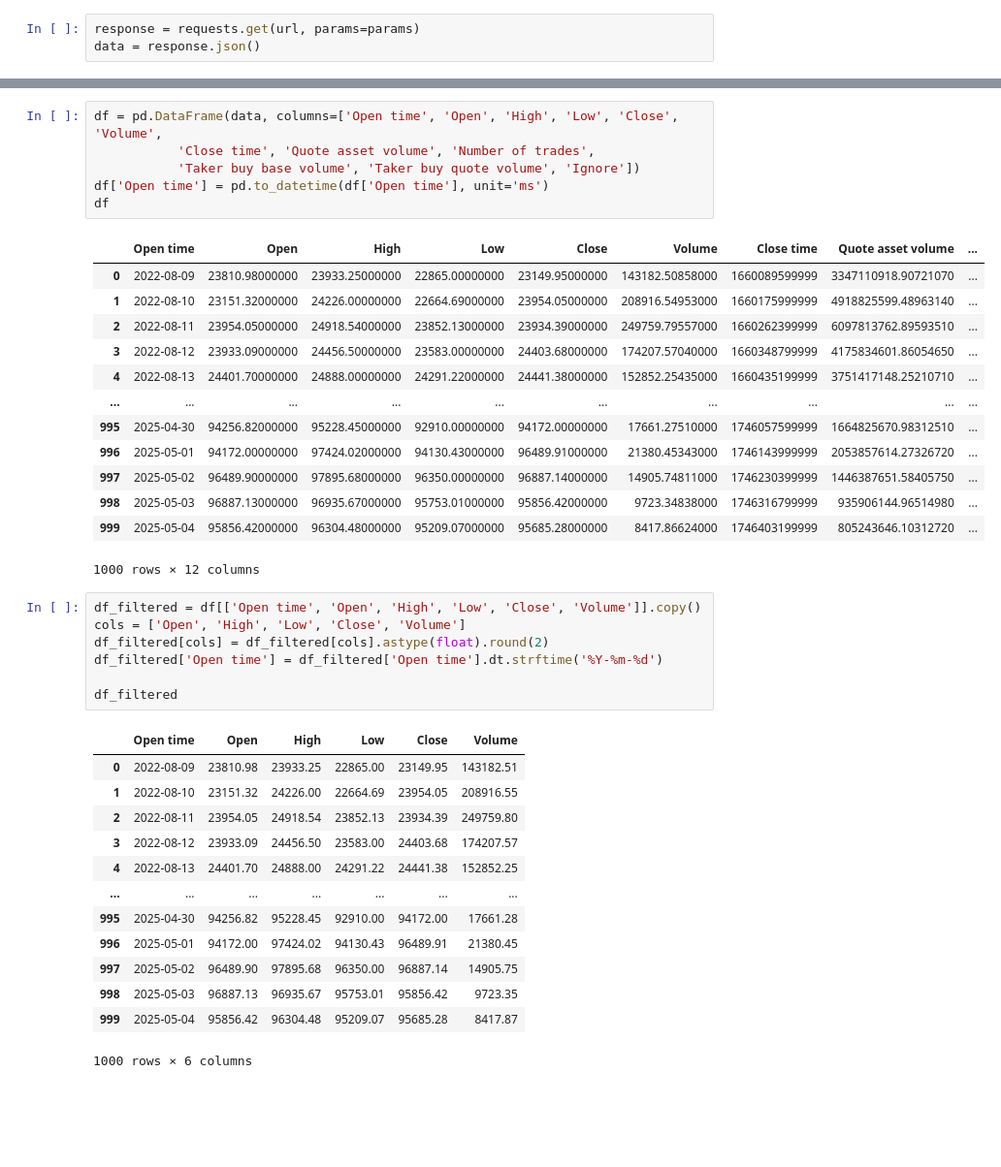
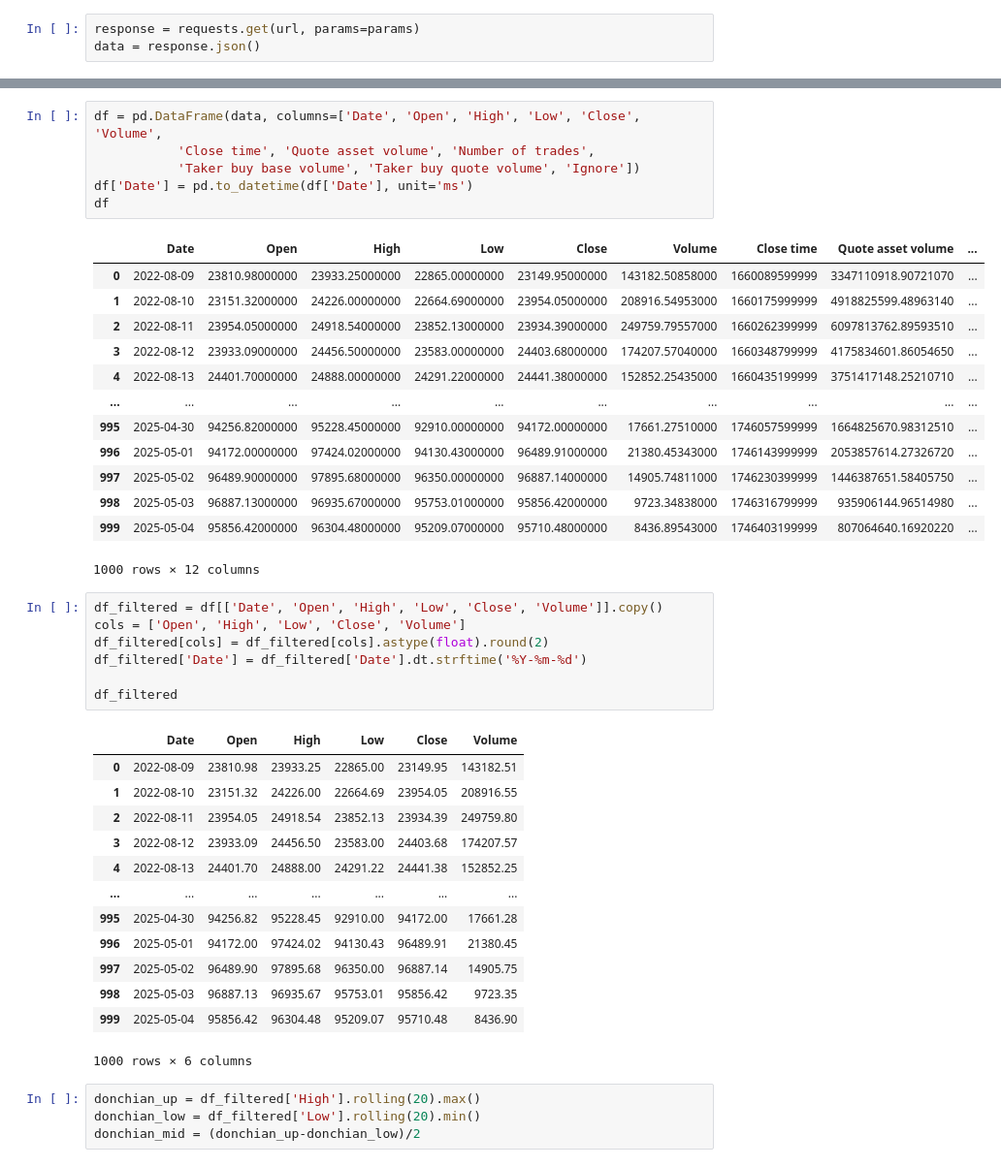
Before and after one commit to 333Rosky/BTC_Trendfollowing, a Jupyter notebook: main.ipynb, the cells around one changed output, grey strips where cells are left out. Shown: that part at 97% size. Cells and saved outputs as stored; diff of their text form; blank space fills up the shorter version.

```diff
--- a/main.ipynb
+++ b/main.ipynb
@@ -34,12 +34,12 @@ data
   '0']]
 # %%
-df = pd.DataFrame(data, columns=['Open time', 'Open', 'High', 'Low', 'Close', 'Volume',
+df = pd.DataFrame(data, columns=['Date', 'Open', 'High', 'Low', 'Close', 'Volume',
            'Close time', 'Quote asset volume', 'Number of trades',
            'Taker buy base volume', 'Taker buy quote volume', 'Ignore'])
-df['Open time'] = pd.to_datetime(df['Open time'], unit='ms')
+df['Date'] = pd.to_datetime(df['Date'], unit='ms')
 df
 # %% [output]
-|  | Open time | Open | High | Low | Close | Volume | Close time | Quote asset volume | ... |
+|  | Date | Open | High | Low | Close | Volume | Close time | Quote asset volume | ... |
 | 0 | 2022-08-09 | 23810.98000000 | 23933.25000000 | 22865.00000000 | 23149.95000000 | 143182.50858000 | 1660089599999 | 3347110918.90721070 | ... |
 | 1 | 2022-08-10 | 23151.32000000 | 24226.00000000 | 22664.69000000 | 23954.05000000 | 208916.54953000 | 1660175999999 | 4918825599.48963140 | ... |
 | 2 | 2022-08-11 | 23954.05000000 | 24918.54000000 | 23852.13000000 | 23934.39000000 | 249759.79557000 | 1660262399999 | 6097813762.89593510 | ... |
@@ -50,17 +50,17 @@ df
 | 996 | 2025-05-01 | 94172.00000000 | 97424.02000000 | 94130.43000000 | 96489.91000000 | 21380.45343000 | 1746143999999 | 2053857614.27326720 | ... |
 | 997 | 2025-05-02 | 96489.90000000 | 97895.68000000 | 96350.00000000 | 96887.14000000 | 14905.74811000 | 1746230399999 | 1446387651.58405750 | ... |
 | 998 | 2025-05-03 | 96887.13000000 | 96935.67000000 | 95753.01000000 | 95856.42000000 | 9723.34838000 | 1746316799999 | 935906144.96514980 | ... |
-| 999 | 2025-05-04 | 95856.42000000 | 96304.48000000 | 95209.07000000 | 95685.28000000 | 8417.86624000 | 1746403199999 | 805243646.10312720 | ... |
+| 999 | 2025-05-04 | 95856.42000000 | 96304.48000000 | 95209.07000000 | 95710.48000000 | 8436.89543000 | 1746403199999 | 807064640.16920220 | ... |
 1000 rows × 12 columns
 # %%
-df_filtered = df[['Open time', 'Open', 'High', 'Low', 'Close', 'Volume']].copy()
+df_filtered = df[['Date', 'Open', 'High', 'Low', 'Close', 'Volume']].copy()
 cols = ['Open', 'High', 'Low', 'Close', 'Volume']
 df_filtered[cols] = df_filtered[cols].astype(float).round(2)
-df_filtered['Open time'] = df_filtered['Open time'].dt.strftime('%Y-%m-%d')
+df_filtered['Date'] = df_filtered['Date'].dt.strftime('%Y-%m-%d')
 
 df_filtered
 # %% [output]
-|  | Open time | Open | High | Low | Close | Volume |
+|  | Date | Open | High | Low | Close | Volume |
 | 0 | 2022-08-09 | 23810.98 | 23933.25 | 22865.00 | 23149.95 | 143182.51 |
 | 1 | 2022-08-10 | 23151.32 | 24226.00 | 22664.69 | 23954.05 | 208916.55 |
 | 2 | 2022-08-11 | 23954.05 | 24918.54 | 23852.13 | 23934.39 | 249759.80 |
@@ -71,5 +71,9 @@ df_filtered
 | 996 | 2025-05-01 | 94172.00 | 97424.02 | 94130.43 | 96489.91 | 21380.45 |
 | 997 | 2025-05-02 | 96489.90 | 97895.68 | 96350.00 | 96887.14 | 14905.75 |
 | 998 | 2025-05-03 | 96887.13 | 96935.67 | 95753.01 | 95856.42 | 9723.35 |
-| 999 | 2025-05-04 | 95856.42 | 96304.48 | 95209.07 | 95685.28 | 8417.87 |
+| 999 | 2025-05-04 | 95856.42 | 96304.48 | 95209.07 | 95710.48 | 8436.90 |
 1000 rows × 6 columns
+# %%
+donchian_up = df_filtered['High'].rolling(20).max()
+donchian_low = df_filtered['Low'].rolling(20).min()
+donchian_mid = (donchian_up-donchian_low)/2
```
Also changed, not shown: parts of 2 cells of this notebook.
